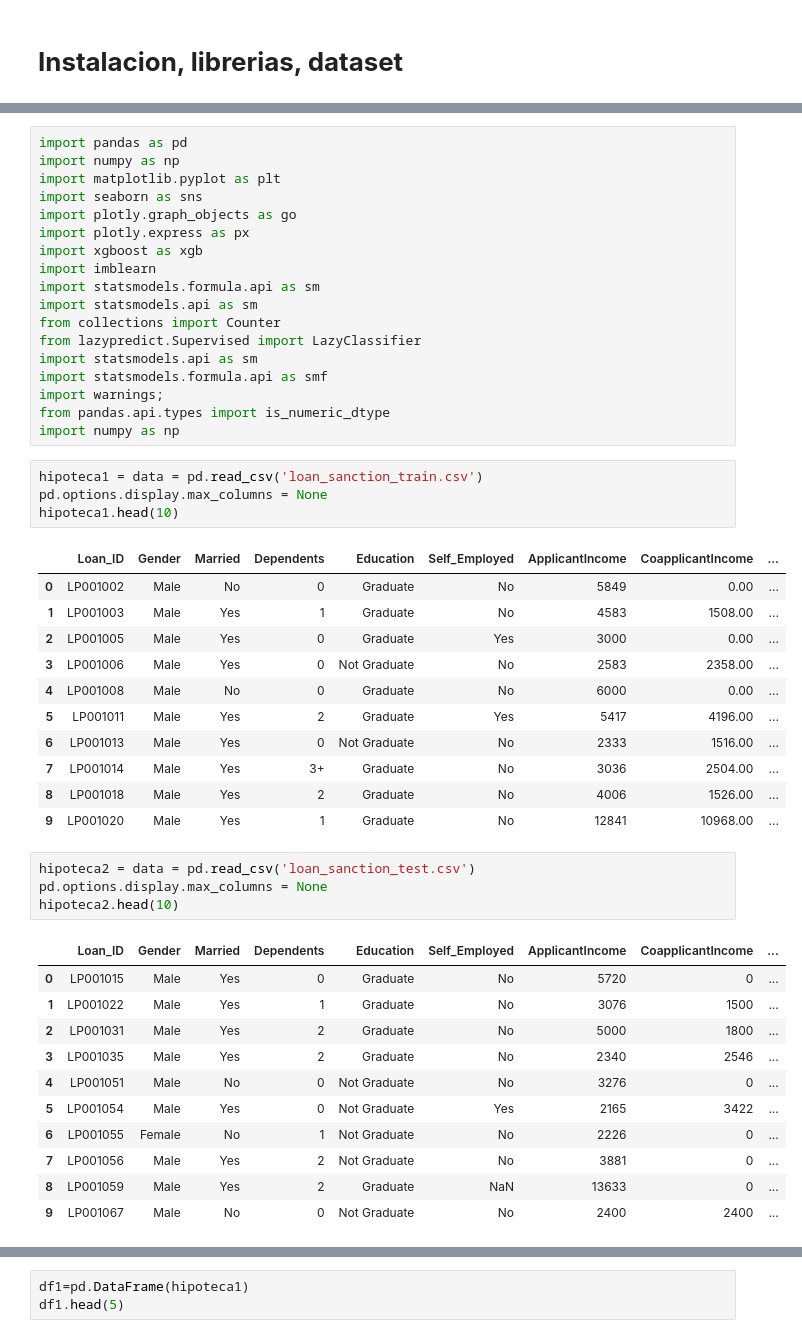
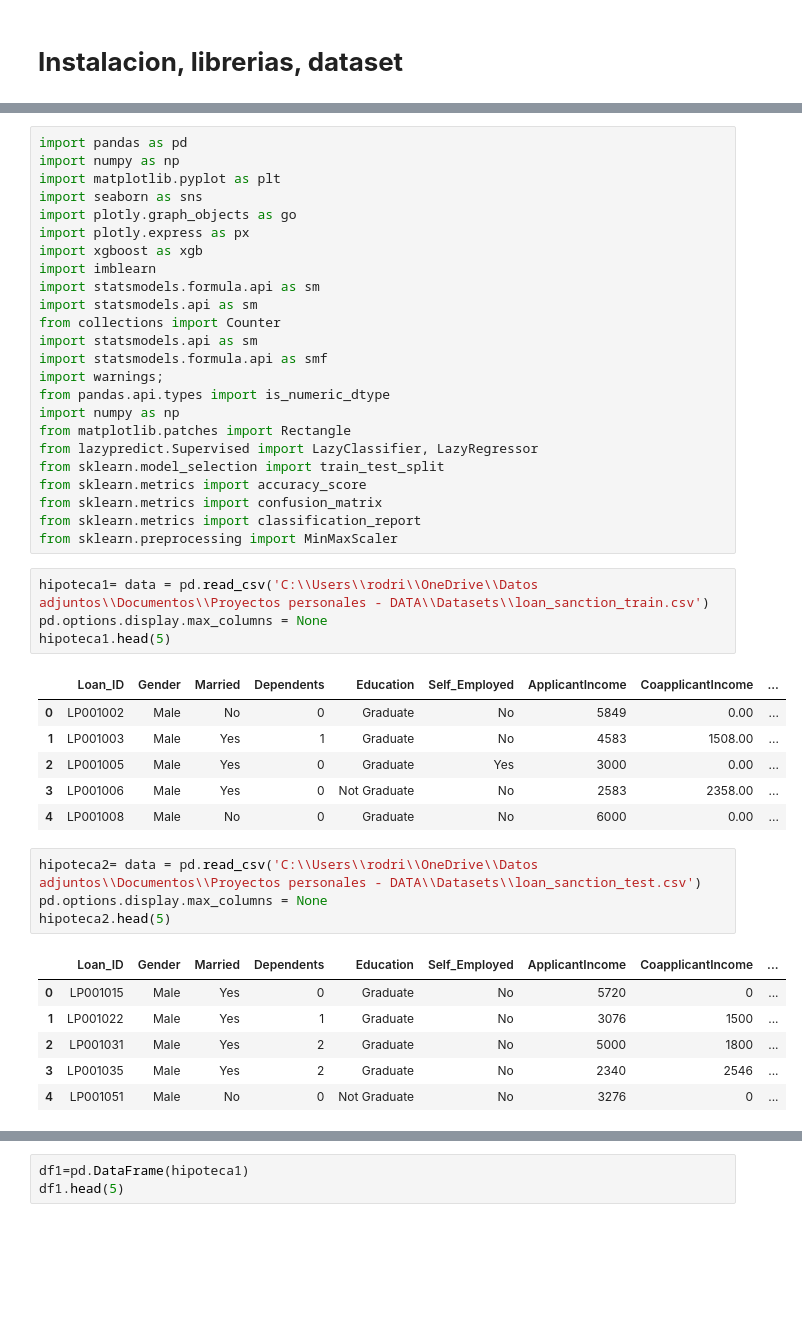
Before and after one commit to RodrigoLarroca/MachineLearning_Inicios, a Jupyter notebook: Hipotecario_prediccion_XGBoost.ipynb, the cells around one changed output, grey strips where cells are left out. Cells and saved outputs as stored; diff of their text form; blank space fills up the shorter version.

```diff
--- a/Hipotecario_prediccion_XGBoost.ipynb
+++ b/Hipotecario_prediccion_XGBoost.ipynb
@@ -43,16 +56,22 @@ import imblearn
 import statsmodels.formula.api as sm
 import statsmodels.api as sm
 from collections import Counter
-from lazypredict.Supervised import LazyClassifier
 import statsmodels.api as sm
 import statsmodels.formula.api as smf
 import warnings;
 from pandas.api.types import is_numeric_dtype
 import numpy as np
+from matplotlib.patches import Rectangle
+from lazypredict.Supervised import LazyClassifier, LazyRegressor
+from sklearn.model_selection import train_test_split
+from sklearn.metrics import accuracy_score
+from sklearn.metrics import confusion_matrix
+from sklearn.metrics import classification_report
+from sklearn.preprocessing import MinMaxScaler
 # %%
-hipoteca1 = data = pd.read_csv('loan_sanction_train.csv')
+hipoteca1= data = pd.read_csv('C:\\Users\\rodri\\OneDrive\\Datos adjuntos\\Documentos\\Proyectos personales - DATA\\Datasets\\loan_sanction_train.csv')
 pd.options.display.max_columns = None
-hipoteca1.head(10)
+hipoteca1.head(5)
 # %% [output]
 |  | Loan_ID | Gender | Married | Dependents | Education | Self_Employed | ApplicantIncome | CoapplicantIncome | ... |
 | 0 | LP001002 | Male | No | 0 | Graduate | No | 5849 | 0.00 | ... |
@@ -60,24 +79,14 @@ hipoteca1.head(10)
 | 2 | LP001005 | Male | Yes | 0 | Graduate | Yes | 3000 | 0.00 | ... |
 | 3 | LP001006 | Male | Yes | 0 | Not Graduate | No | 2583 | 2358.00 | ... |
 | 4 | LP001008 | Male | No | 0 | Graduate | No | 6000 | 0.00 | ... |
-| 5 | LP001011 | Male | Yes | 2 | Graduate | Yes | 5417 | 4196.00 | ... |
-| 6 | LP001013 | Male | Yes | 0 | Not Graduate | No | 2333 | 1516.00 | ... |
-| 7 | LP001014 | Male | Yes | 3+ | Graduate | No | 3036 | 2504.00 | ... |
-| 8 | LP001018 | Male | Yes | 2 | Graduate | No | 4006 | 1526.00 | ... |
-| 9 | LP001020 | Male | Yes | 1 | Graduate | No | 12841 | 10968.00 | ... |
 # %%
-hipoteca2 = data = pd.read_csv('loan_sanction_test.csv')
+hipoteca2= data = pd.read_csv('C:\\Users\\rodri\\OneDrive\\Datos adjuntos\\Documentos\\Proyectos personales - DATA\\Datasets\\loan_sanction_test.csv')
 pd.options.display.max_columns = None
-hipoteca2.head(10)
+hipoteca2.head(5)
 # %% [output]
 |  | Loan_ID | Gender | Married | Dependents | Education | Self_Employed | ApplicantIncome | CoapplicantIncome | ... |
 | 0 | LP001015 | Male | Yes | 0 | Graduate | No | 5720 | 0 | ... |
 | 1 | LP001022 | Male | Yes | 1 | Graduate | No | 3076 | 1500 | ... |
 | 2 | LP001031 | Male | Yes | 2 | Graduate | No | 5000 | 1800 | ... |
 | 3 | LP001035 | Male | Yes | 2 | Graduate | No | 2340 | 2546 | ... |
 | 4 | LP001051 | Male | No | 0 | Not Graduate | No | 3276 | 0 | ... |
-| 5 | LP001054 | Male | Yes | 0 | Not Graduate | Yes | 2165 | 3422 | ... |
-| 6 | LP001055 | Female | No | 1 | Not Graduate | No | 2226 | 0 | ... |
-| 7 | LP001056 | Male | Yes | 2 | Not Graduate | No | 3881 | 0 | ... |
-| 8 | LP001059 | Male | Yes | 2 | Graduate | NaN | 13633 | 0 | ... |
-| 9 | LP001067 | Male | No | 0 | Not Graduate | No | 2400 | 2400 | ... |
```
Also changed, not shown: parts of 90 cells of this notebook.
